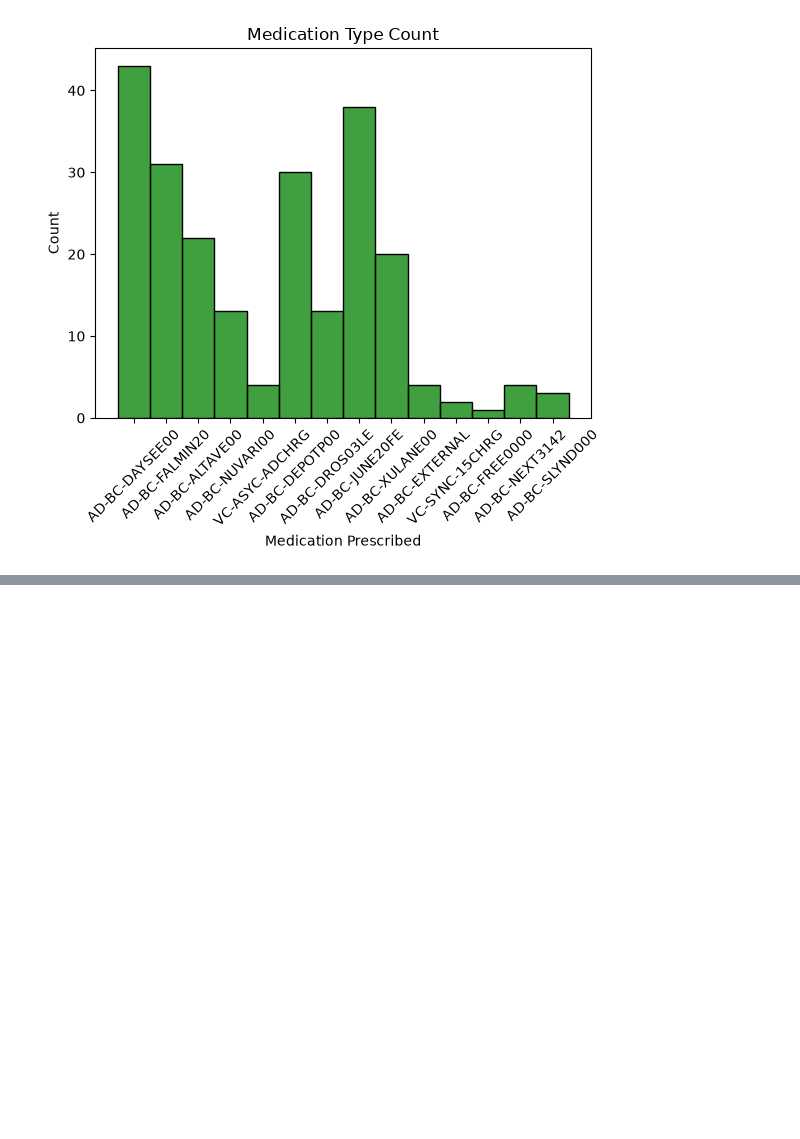
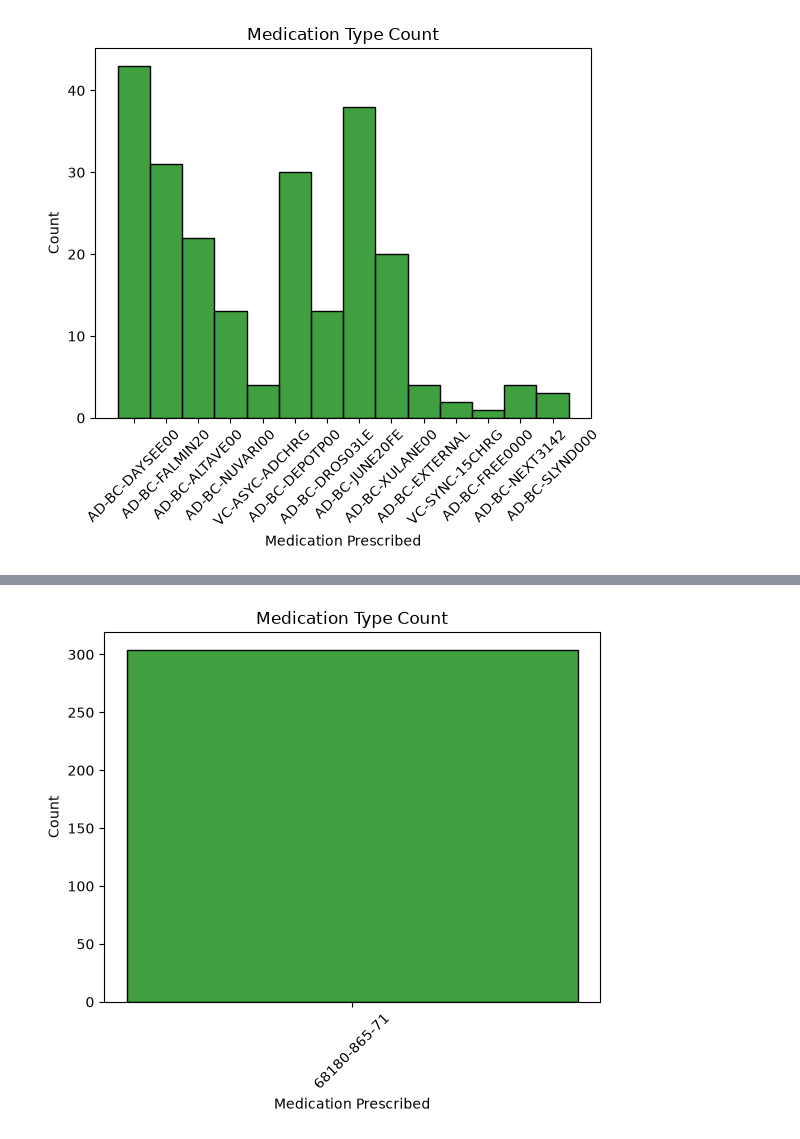
Before and after one commit to BlueMarginalist/DIIG-F26-Adyn, a Jupyter notebook: morgan/prescription_journey.ipynb, the cells around one changed output, grey strips where cells are left out. Saved outputs shown, nothing was run; the diff lists cells and outputs as text; code cells hidden in the pictures; blank space fills up the shorter version.

```diff
--- a/morgan/prescription_journey.ipynb
+++ b/morgan/prescription_journey.ipynb
@@ -548,3 +566,16 @@ plt.savefig("EDA/medication_type.png", dpi = 300, bbox_inches = "tight")
 plt.show()
 # %% [output]
 [figure]
+# %%
+#convert to python df
+import pandas as pd
+
+with conn.cursor() as cur:
+    cur.execute("SELECT * FROM RxWritten;")
+    rows = cur.fetchall()
+    columns = [col[0] for col in cur.description]
+
+rx_written = pd.DataFrame(rows, columns=columns)
+
+print(rx_written.head())
+print(rx_written.shape)  # (rows, columns)
@@ -550,0 +600,10 @@ plt.show()
+# %%
+type=sns.histplot(data = rx_written, x='ndc', discrete = True, stat = 'count', color='green')
+plt.xlabel("Medication Prescribed")
+plt.title("Medication Type Count")
+plt.xticks(rotation=45)
+#type.set_xticks((0,1))
+plt.savefig("EDA/medication_type.png", dpi = 300, bbox_inches = "tight")
+plt.show()
+# %% [output]
+[figure, added]
```
Also changed, not shown: parts of 36 cells of this notebook, 9 other files.
